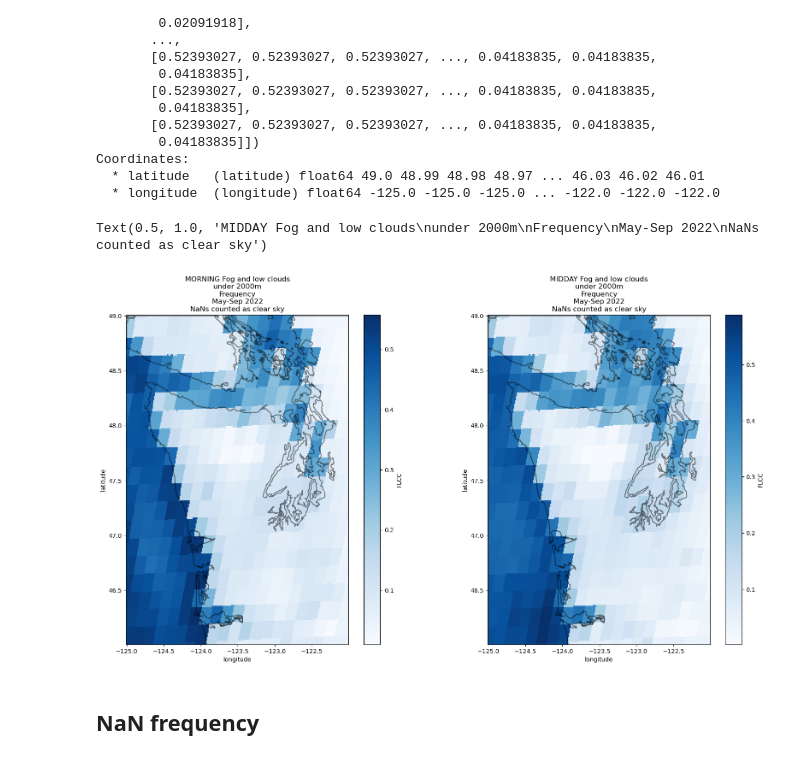
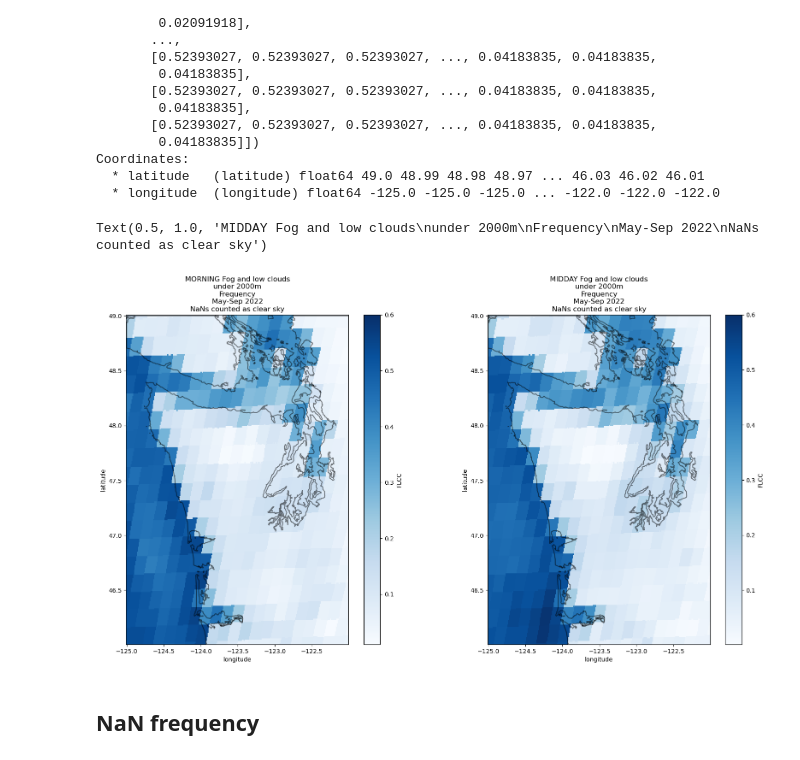
Before and after one commit to autumn-yng/summerfog, a Jupyter notebook: goes/goes_analyze.ipynb, the cells around one changed output. Drawn from its saved outputs; the diff is of its cells as text; code cells hidden in the pictures.

```diff
--- a/goes/goes_analyze.ipynb
+++ b/goes/goes_analyze.ipynb
@@ -100,7 +105,6 @@ PandasIndex(DatetimeIndex(['2022-04-30 17:01:17', '2022-04-30 17:06:17', '2022-0
 Attributes: (0)
 # %%
 bounds = ds.rio.bounds()
-shoreline = plot_shoreline(bounds)
 # %%
 ds['Height']
 # %% [output]
@@ -372,16 +353,16 @@ Coordinates:
 # %%
 fig, ax = plt.subplots(nrows=1, ncols=2, figsize=(20,10))
 
-morning_freq.plot(ax = ax[0], cmap = 'Blues')
+morning_freq.plot(ax = ax[0], cmap = 'Blues', vmax = 0.6)
 shoreline.plot(ax = ax[0], color = "black", alpha = 0.5) # how to make the stroke of the shoreline thinner?
 ax[0].set_title('MORNING Fog and low clouds\nunder 2000m\nFrequency\nMay-Sep 2022\nNaNs counted as clear sky')
 
-midday_freq.plot(ax = ax[1], cmap = 'Blues')
+midday_freq.plot(ax = ax[1], cmap = 'Blues', vmax = 0.6)
 shoreline.plot(ax = ax[1], color = "black", alpha = 0.5)
 ax[1].set_title('MIDDAY Fog and low clouds\nunder 2000m\nFrequency\nMay-Sep 2022\nNaNs counted as clear sky')
 # %% [output]
 Text(0.5, 1.0, 'MIDDAY Fog and low clouds\nunder 2000m\nFrequency\nMay-Sep 2022\nNaNs counted as clear sky')
-[figure, old version]
+[figure, new version]
 # %% [markdown]
 ## NaN frequency
 # %%
```
Also changed, not shown: parts of 18 cells of this notebook, 2 other files.
